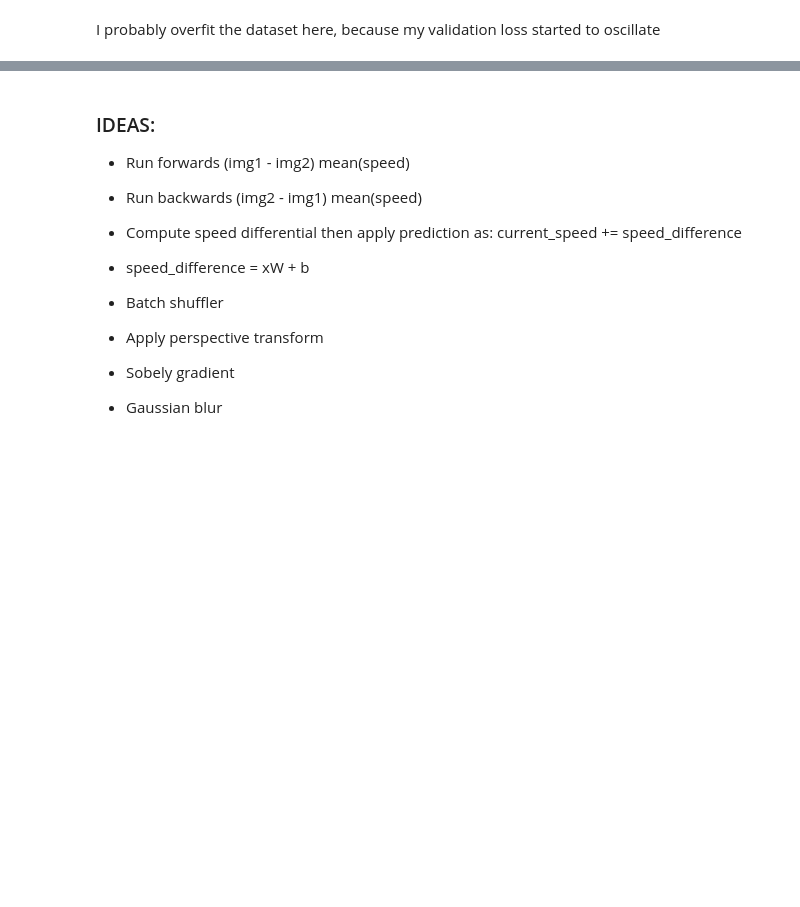
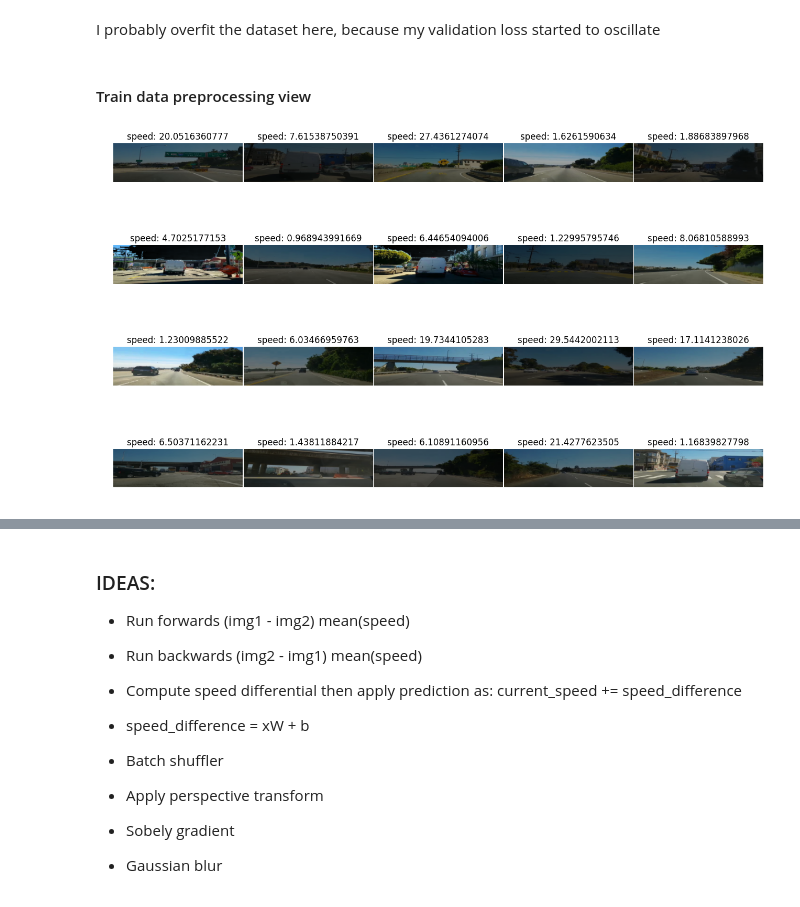
Before and after one commit to JonathanCMitchell/speedChallenge, a Jupyter notebook: NvidiaModel.ipynb, the cells around one changed output, grey strips where cells are left out. Saved outputs shown, nothing was run; the diff lists cells and outputs as text; code cells hidden in the pictures; blank space fills up the shorter version.

```diff
--- a/NvidiaModel.ipynb
+++ b/NvidiaModel.ipynb
@@ -417,0 +418,25 @@ loop4Epoch6 =
+# %% [markdown]
+#### Train data preprocessing view
+# %%
+# random selection
+data = train_data
+random_images = []
+for i in range(20):
+    idx = np.random.randint(len(data))
+    bright_factor = 0.2 + np.random.uniform()
+    row = data.iloc[[idx]].reset_index()
+    x, y = preprocess_image_from_path(row['image_path'].values[0], row['speed'].values[0], bright_factor)
+    random_images.append((x, y))
+
+plt.figure(figsize=(16, 10))
+gs1 = gridspec.GridSpec(4, 5)
+gs1.update(wspace = 0.01, hspace = 0.01)
+for idx, image in enumerate(random_images):
+    angle = 'speed: ' + str(image[1])
+    ax1 = plt.subplot(gs1[idx])
+    ax1.axis('off')
+    plt.title(angle)
+    plt.imshow(image[0])
+plt.show()
+# %% [output]
+[figure, added]
```
Also changed, not shown: parts of 11 cells of this notebook, 1 other file.
